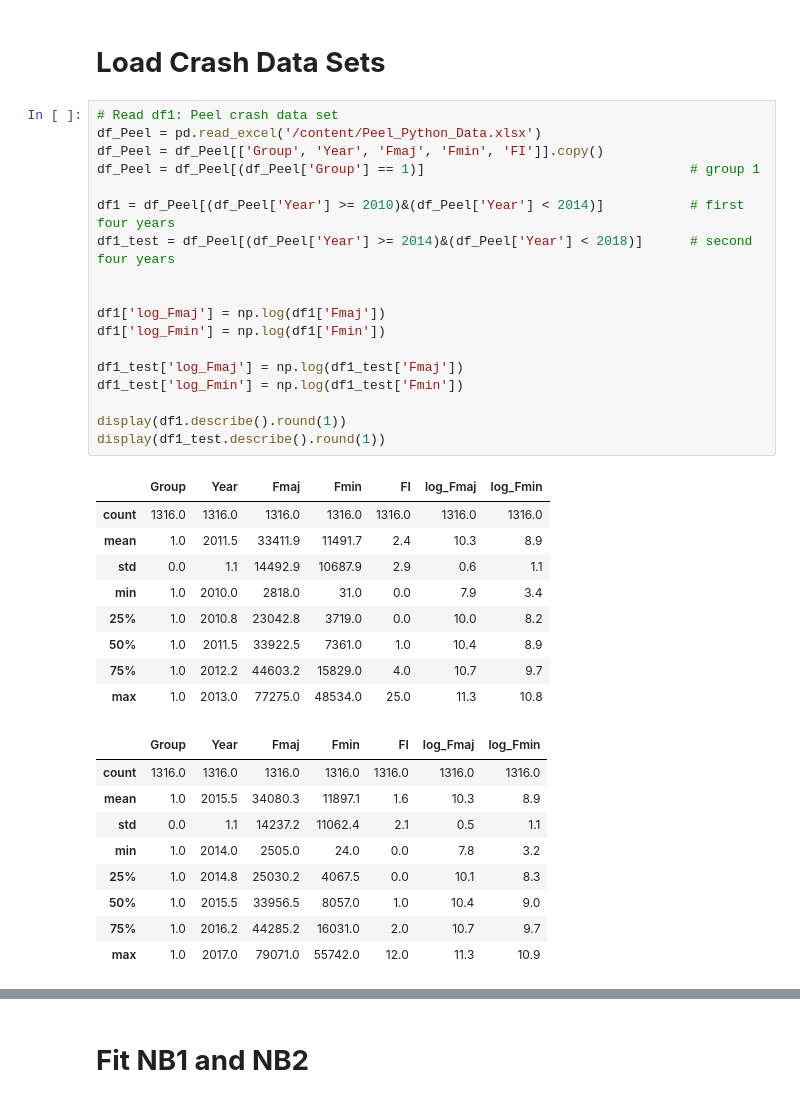
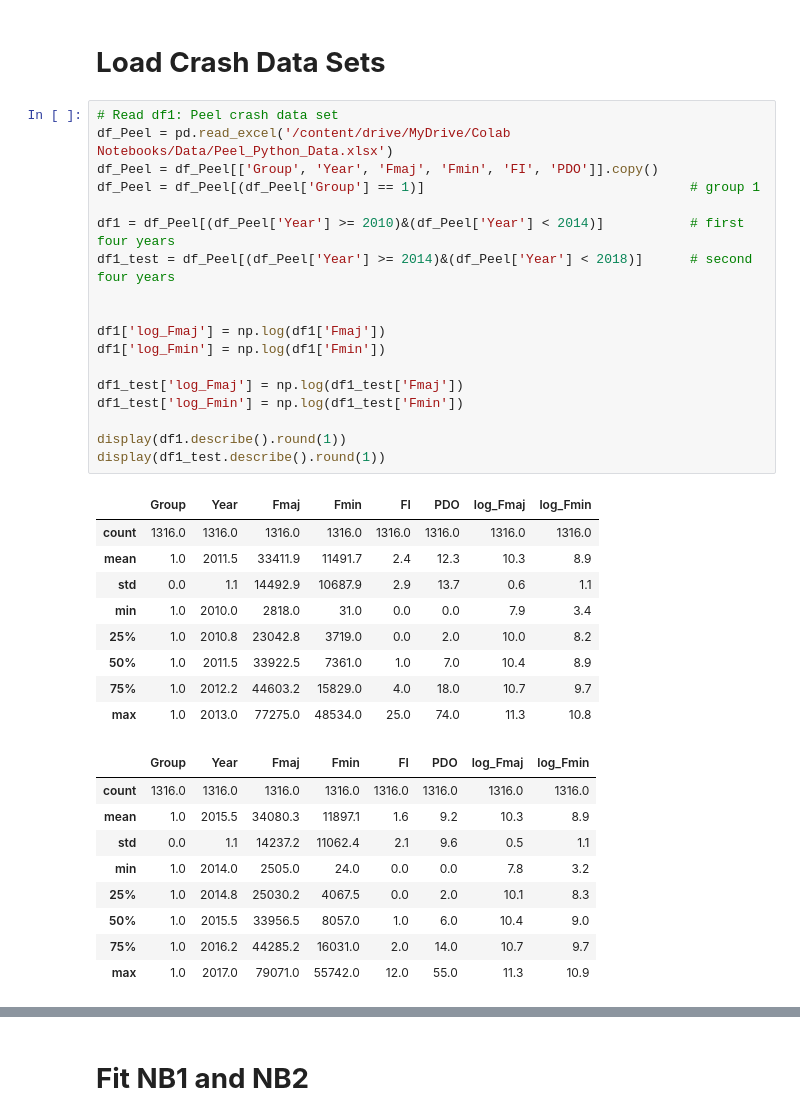
Before and after one commit to mz-zarei/CGAN-EB, a Jupyter notebook: CGAN_transferability.ipynb, the cells around one changed output, grey strips where cells are left out. Drawn from its saved outputs; the diff is of its cells as text.

```diff
--- a/CGAN_transferability.ipynb
+++ b/CGAN_transferability.ipynb
@@ -268,41 +268,41 @@ def CURE(df, ax, x_label, plot_label, ls='-', y_name='Obs', x='Fmaj', y_pred='y_
 # **Load Crash Data Sets**
 # %%
 # Read df1: Peel crash data set
-df_Peel = pd.read_excel('/content/Peel_Python_Data.xlsx')
-df_Peel = df_Peel[['Group', 'Year', 'Fmaj', 'Fmin', 'FI']].copy()
+df_Peel = pd.read_excel('/content/drive/MyDrive/Colab Notebooks/Data/Peel_Python_Data.xlsx')
+df_Peel = df_Peel[['Group', 'Year', 'Fmaj', 'Fmin', 'FI', 'PDO']].copy()
 df_Peel = df_Peel[(df_Peel['Group'] == 1)]                                  # group 1
 
 df1 = df_Peel[(df_Peel['Year'] >= 2010)&(df_Peel['Year'] < 2014)]           # first four years
 df1_test = df_Peel[(df_Peel['Year'] >= 2014)&(df_Peel['Year'] < 2018)]      # second four years
 
 
 df1['log_Fmaj'] = np.log(df1['Fmaj'])
 df1['log_Fmin'] = np.log(df1['Fmin'])
 
 df1_test['log_Fmaj'] = np.log(df1_test['Fmaj'])
 df1_test['log_Fmin'] = np.log(df1_test['Fmin'])
 
 display(df1.describe().round(1))
 display(df1_test.describe().round(1))
 # %% [output]
-|  | Group | Year | Fmaj | Fmin | FI | log_Fmaj | log_Fmin |
-| count | 1316.0 | 1316.0 | 1316.0 | 1316.0 | 1316.0 | 1316.0 | 1316.0 |
-| mean | 1.0 | 2011.5 | 33411.9 | 11491.7 | 2.4 | 10.3 | 8.9 |
-| std | 0.0 | 1.1 | 14492.9 | 10687.9 | 2.9 | 0.6 | 1.1 |
-| min | 1.0 | 2010.0 | 2818.0 | 31.0 | 0.0 | 7.9 | 3.4 |
-| 25% | 1.0 | 2010.8 | 23042.8 | 3719.0 | 0.0 | 10.0 | 8.2 |
-| 50% | 1.0 | 2011.5 | 33922.5 | 7361.0 | 1.0 | 10.4 | 8.9 |
-| 75% | 1.0 | 2012.2 | 44603.2 | 15829.0 | 4.0 | 10.7 | 9.7 |
-| max | 1.0 | 2013.0 | 77275.0 | 48534.0 | 25.0 | 11.3 | 10.8 |
+|  | Group | Year | Fmaj | Fmin | FI | PDO | log_Fmaj | log_Fmin |
+| count | 1316.0 | 1316.0 | 1316.0 | 1316.0 | 1316.0 | 1316.0 | 1316.0 | 1316.0 |
+| mean | 1.0 | 2011.5 | 33411.9 | 11491.7 | 2.4 | 12.3 | 10.3 | 8.9 |
+| std | 0.0 | 1.1 | 14492.9 | 10687.9 | 2.9 | 13.7 | 0.6 | 1.1 |
+| min | 1.0 | 2010.0 | 2818.0 | 31.0 | 0.0 | 0.0 | 7.9 | 3.4 |
+| 25% | 1.0 | 2010.8 | 23042.8 | 3719.0 | 0.0 | 2.0 | 10.0 | 8.2 |
+| 50% | 1.0 | 2011.5 | 33922.5 | 7361.0 | 1.0 | 7.0 | 10.4 | 8.9 |
+| 75% | 1.0 | 2012.2 | 44603.2 | 15829.0 | 4.0 | 18.0 | 10.7 | 9.7 |
+| max | 1.0 | 2013.0 | 77275.0 | 48534.0 | 25.0 | 74.0 | 11.3 | 10.8 |
-|  | Group | Year | Fmaj | Fmin | FI | log_Fmaj | log_Fmin |
-| count | 1316.0 | 1316.0 | 1316.0 | 1316.0 | 1316.0 | 1316.0 | 1316.0 |
-| mean | 1.0 | 2015.5 | 34080.3 | 11897.1 | 1.6 | 10.3 | 8.9 |
-| std | 0.0 | 1.1 | 14237.2 | 11062.4 | 2.1 | 0.5 | 1.1 |
-| min | 1.0 | 2014.0 | 2505.0 | 24.0 | 0.0 | 7.8 | 3.2 |
-| 25% | 1.0 | 2014.8 | 25030.2 | 4067.5 | 0.0 | 10.1 | 8.3 |
-| 50% | 1.0 | 2015.5 | 33956.5 | 8057.0 | 1.0 | 10.4 | 9.0 |
-| 75% | 1.0 | 2016.2 | 44285.2 | 16031.0 | 2.0 | 10.7 | 9.7 |
-| max | 1.0 | 2017.0 | 79071.0 | 55742.0 | 12.0 | 11.3 | 10.9 |
+|  | Group | Year | Fmaj | Fmin | FI | PDO | log_Fmaj | log_Fmin |
+| count | 1316.0 | 1316.0 | 1316.0 | 1316.0 | 1316.0 | 1316.0 | 1316.0 | 1316.0 |
+| mean | 1.0 | 2015.5 | 34080.3 | 11897.1 | 1.6 | 9.2 | 10.3 | 8.9 |
+| std | 0.0 | 1.1 | 14237.2 | 11062.4 | 2.1 | 9.6 | 0.5 | 1.1 |
+| min | 1.0 | 2014.0 | 2505.0 | 24.0 | 0.0 | 0.0 | 7.8 | 3.2 |
+| 25% | 1.0 | 2014.8 | 25030.2 | 4067.5 | 0.0 | 2.0 | 10.1 | 8.3 |
+| 50% | 1.0 | 2015.5 | 33956.5 | 8057.0 | 1.0 | 6.0 | 10.4 | 9.0 |
+| 75% | 1.0 | 2016.2 | 44285.2 | 16031.0 | 2.0 | 14.0 | 10.7 | 9.7 |
+| max | 1.0 | 2017.0 | 79071.0 | 55742.0 | 12.0 | 55.0 | 11.3 | 10.9 |
 # %%
 # Read df2 = Niagara crash data set
 
```
Also changed, not shown: parts of 7 cells of this notebook.
